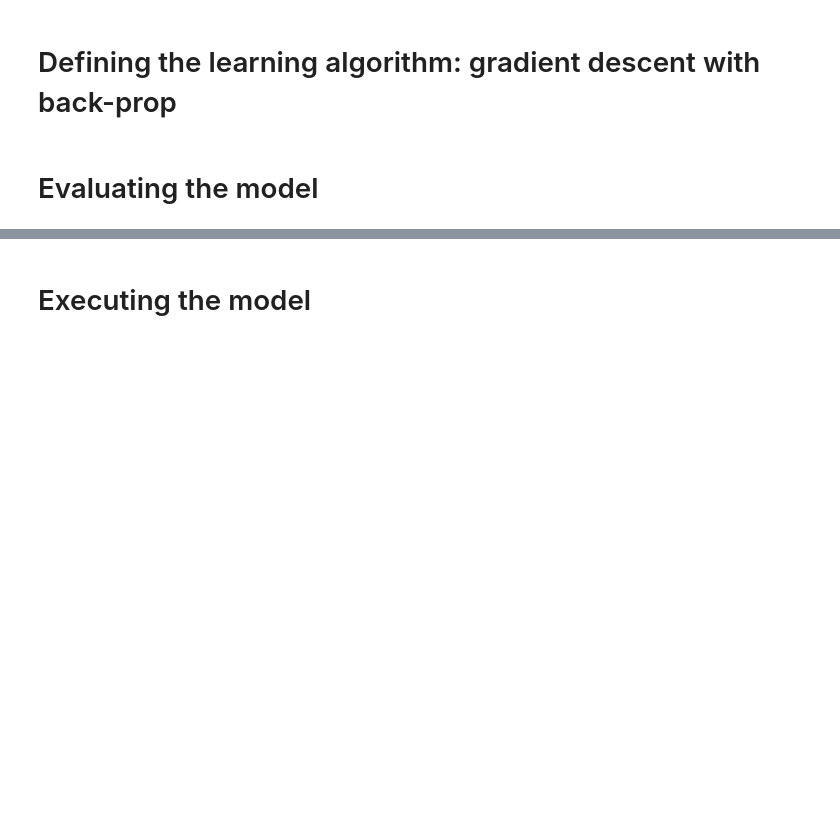
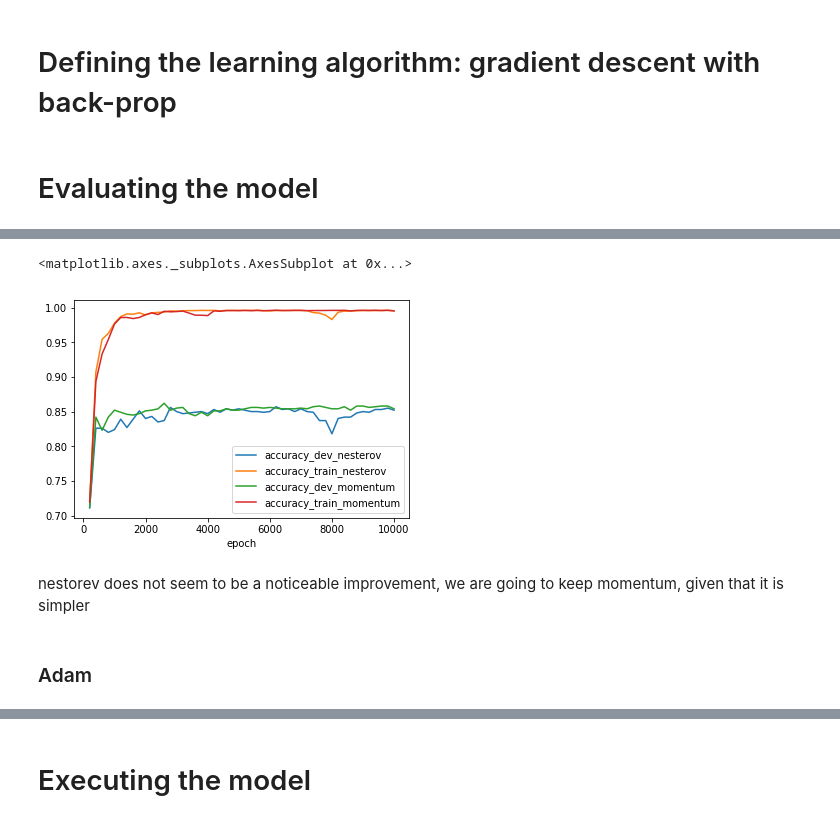
Before and after one commit to gioruffa/DeepLearning_notMNISTStudyCase, a Jupyter notebook: fiststeps.ipynb, the cells around one changed output, grey strips where cells are left out. Cells and saved outputs as stored; diff of their text form; code cells hidden in the pictures; blank space fills up the shorter version.

```diff
--- a/fiststeps.ipynb
+++ b/fiststeps.ipynb
@@ -135,0 +243,2 @@ accuracy = tf.reduce_mean(tf.cast(correct_predictions,tf.float32))
+# %%
+nesterov_results, nesterov_time = run(TOT_EPOCS)
@@ -135,0 +263,9 @@ accuracy = tf.reduce_mean(tf.cast(correct_predictions,tf.float32))
+# %%
+nesterov_results.join(momentum_results, lsuffix="_nesterov", rsuffix="_momentum").plot()
+# %% [output]
+<matplotlib.axes._subplots.AxesSubplot at 0x...>
+[figure, added]
+# %% [markdown]
+nestorev does not seem to be a noticeable improvement, we are going to keep momentum, given that it is simpler
+# %% [markdown]
+### Adam
```
Also changed, not shown: parts of 29 cells of this notebook.
